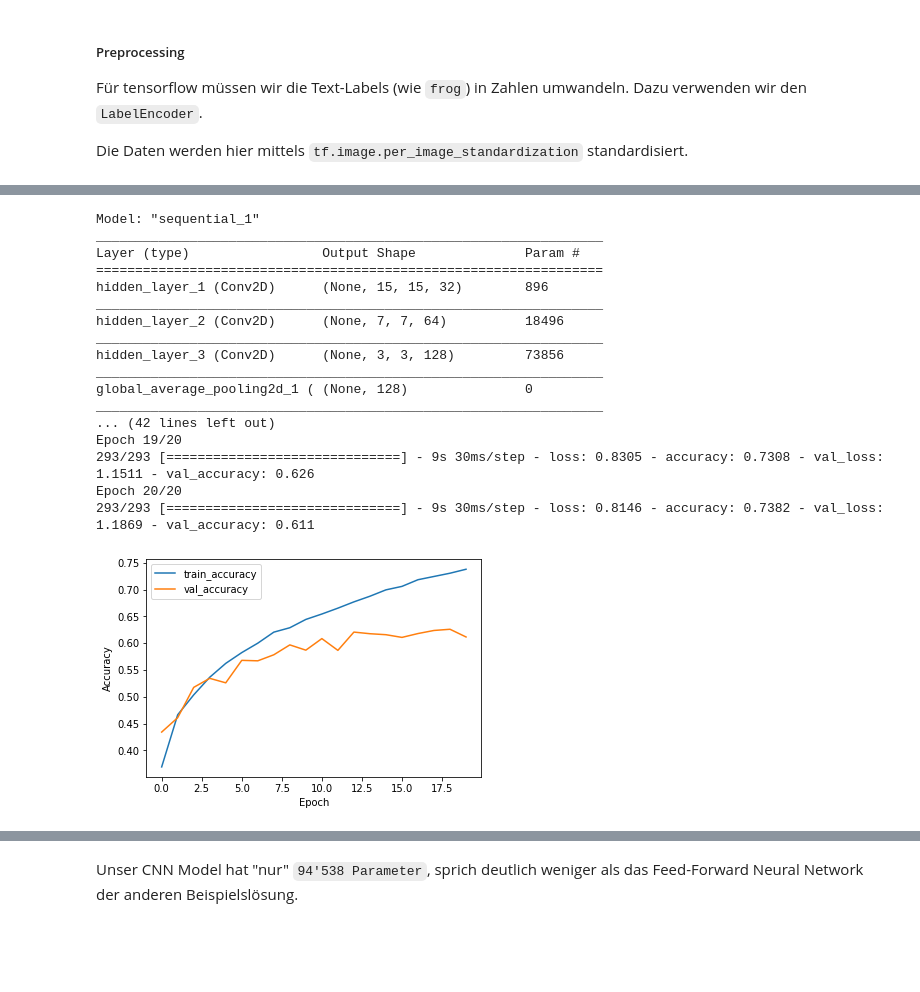
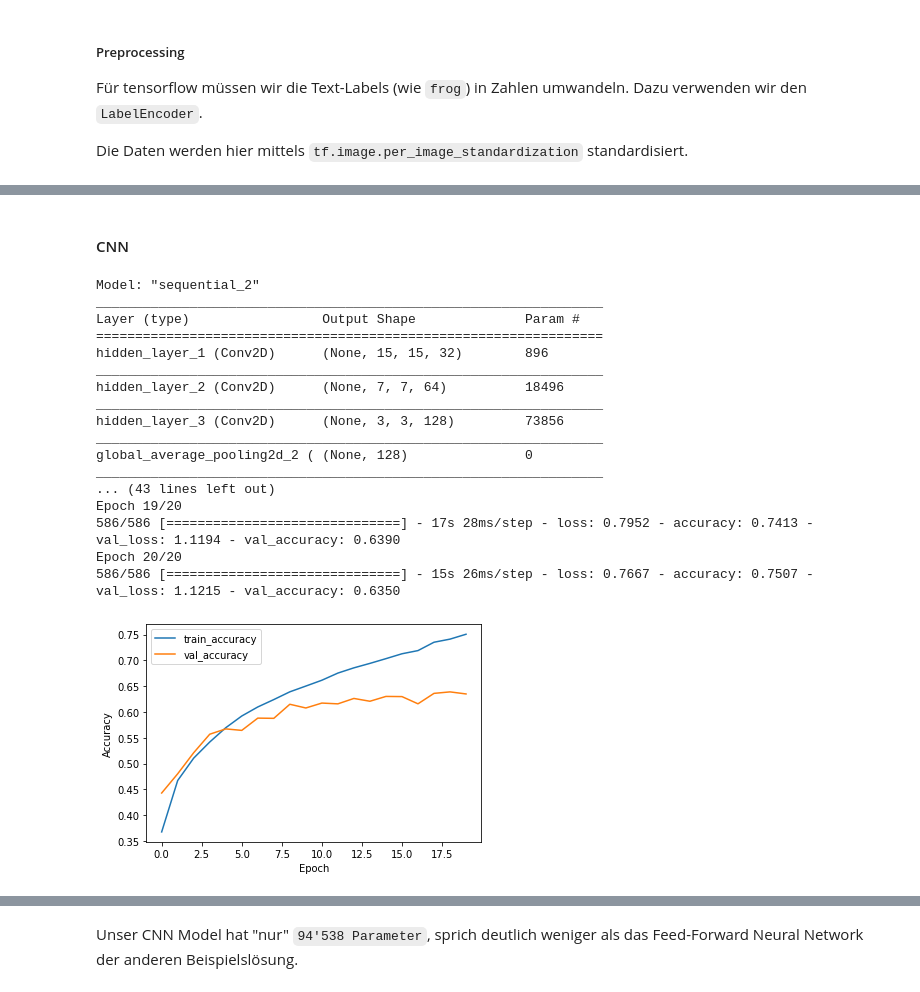
Before and after one commit to benikm91/cas_ml_lab_cifar10, a Jupyter notebook: src/6_cnn.ipynb, the cells around one changed output, grey strips where cells are left out. Saved outputs shown, nothing was run; the diff lists cells and outputs as text; code cells hidden in the pictures; blank space fills up the shorter version.

```diff
--- a/src/6_cnn.ipynb
+++ b/src/6_cnn.ipynb
@@ -96,3 +92,5 @@ Die Performanz sollte ähnlich sein zu unserer `Logistic Regression` Baseline.
+# %% [markdown]
+#### CNN
 # %%
 %%time
 
@@ -101,46 +99,46 @@ from keras.regularizers import l2
 # Neural Network mit zwei Hidden Convolution Layers
 cnn = Sequential([
     layers.InputLayer(input_shape=(32, 32, 3), name='input_layer'),
-    layers.Conv2D(32, kernel_size=(3, 3), strides=(2, 2), activation=activations.gelu, name='hidden_layer_1'),
-    layers.Conv2D(64, kernel_size=(3, 3), strides=(2, 2), activation=activations.gelu, name='hidden_layer_2'),
-    layers.Conv2D(128, kernel_size=(3, 3), strides=(2, 2), activation=activations.gelu, name='hidden_layer_3'),
+    layers.Conv2D(32, kernel_size=(3, 3), strides=(2, 2), activation=activations.relu, name='hidden_layer_1'),
+    layers.Conv2D(64, kernel_size=(3, 3), strides=(2, 2), activation=activations.relu, name='hidden_layer_2'),
+    layers.Conv2D(128, kernel_size=(3, 3), strides=(2, 2), activation=activations.relu, name='hidden_layer_3'),
     layers.GlobalAvgPool2D(),
     layers.Dense(10, activation=activations.linear, name='output_layer', bias_regularizer=l2(), kernel_regularizer=l2()),
 ])
 
 print(cnn.summary())
 
 loss_fn = losses.SparseCategoricalCrossentropy(from_logits=True)
 
 cnn.compile(
     optimizer='adam',
     loss=loss_fn,
     metrics=['accuracy']
 )
 
-history = cnn.fit(X_train_std, y_train_enc, batch_size=128, epochs=20, validation_data=(X_val_std, y_val_enc))
+history = cnn.fit(X_train_std, y_train_enc, batch_size=64, epochs=20, validation_data=(X_val_std, y_val_enc))
 plot_history(history)
 
 y_val_hat_prob = cnn.predict(X_val_std)
 y_val_hat = np.argmax(y_val_hat_prob, axis=1)
 
 print(accuracy_score(y_val_hat, y_val_enc))
 # %% [output]
-Model: "sequential_1"
+Model: "sequential_2"
 _________________________________________________________________
 Layer (type)                 Output Shape              Param #
 =================================================================
 hidden_layer_1 (Conv2D)      (None, 15, 15, 32)        896
 _________________________________________________________________
 hidden_layer_2 (Conv2D)      (None, 7, 7, 64)          18496
 _________________________________________________________________
 hidden_layer_3 (Conv2D)      (None, 3, 3, 128)         73856
 _________________________________________________________________
-global_average_pooling2d_1 ( (None, 128)               0
+global_average_pooling2d_2 ( (None, 128)               0
 _________________________________________________________________
-... (42 lines left out)
+... (43 lines left out)
 Epoch 19/20
-293/293 [==============================] - 9s 30ms/step - loss: 0.8305 - accuracy: 0.7308 - val_loss: 1.1511 - val_accuracy: 0.626
+586/586 [==============================] - 17s 28ms/step - loss: 0.7952 - accuracy: 0.7413 - val_loss: 1.1194 - val_accuracy: 0.6390
 Epoch 20/20
-293/293 [==============================] - 9s 30ms/step - loss: 0.8146 - accuracy: 0.7382 - val_loss: 1.1869 - val_accuracy: 0.611
+586/586 [==============================] - 15s 26ms/step - loss: 0.7667 - accuracy: 0.7507 - val_loss: 1.1215 - val_accuracy: 0.6350
-[figure, old version]
+[figure, new version]
```
Also changed, not shown: parts of 7 cells of this notebook, 1 other file.
